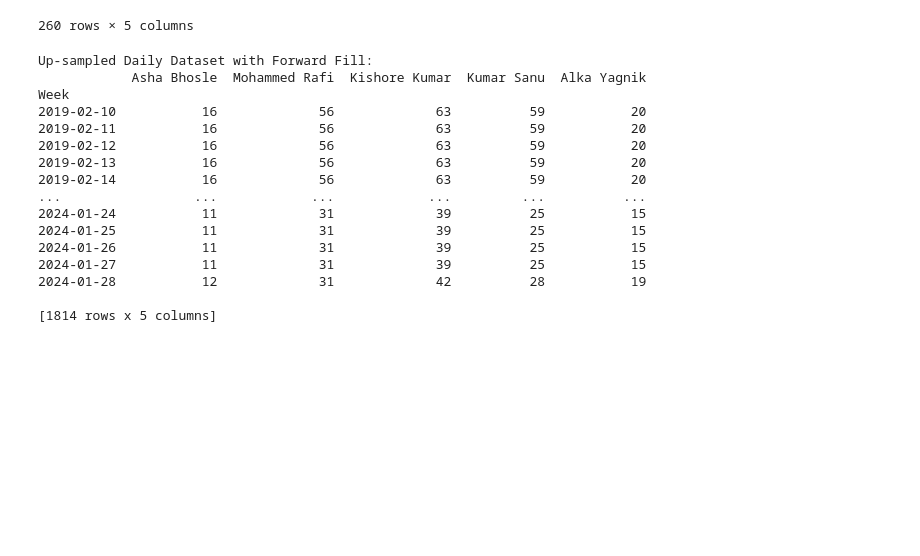
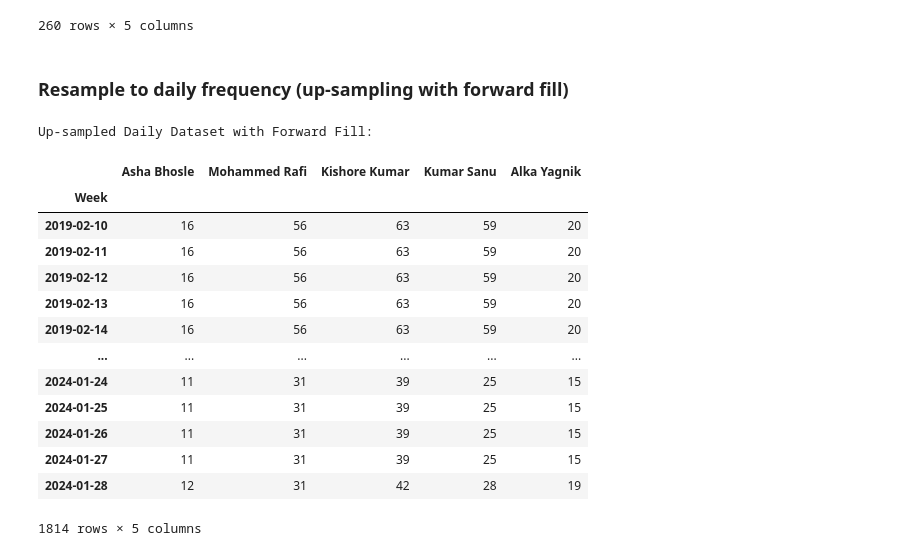
Before and after one commit to Code-forlife/Business-analytics-using-python, a Jupyter notebook: 1)Experiments/4_/BAP_Lab_4.ipynb, the cells around one changed output. Saved outputs shown, nothing was run; the diff lists cells and outputs as text; code cells hidden in the pictures; blank space fills up the shorter version.

```diff
--- a/1)Experiments/4_/BAP_Lab_4.ipynb
+++ b/1)Experiments/4_/BAP_Lab_4.ipynb
@@ -30,27 +151,26 @@ Original Dataset:
 | 2024-01-21 | 11 | 31 | 39 | 25 | 15 |
 | 2024-01-28 | 12 | 31 | 42 | 28 | 19 |
 260 rows × 5 columns
+# %% [markdown]
+###  Resample to daily frequency (up-sampling with forward fill)
 # %%
-# Resample to daily frequency (up-sampling with forward fill)
 daily_data = df.resample('D').ffill()
 
-# Display the up-sampled daily dataset
 print("\nUp-sampled Daily Dataset with Forward Fill:")
-print(daily_data)
+daily_data
 # %% [output]
 Up-sampled Daily Dataset with Forward Fill:
-            Asha Bhosle  Mohammed Rafi  Kishore Kumar  Kumar Sanu  Alka Yagnik
-Week
-2019-02-10           16             56             63          59           20
-2019-02-11           16             56             63          59           20
-2019-02-12           16             56             63          59           20
-2019-02-13           16             56             63          59           20
-2019-02-14           16             56             63          59           20
-...                 ...            ...            ...         ...          ...
-2024-01-24           11             31             39          25           15
-2024-01-25           11             31             39          25           15
-2024-01-26           11             31             39          25           15
-2024-01-27           11             31             39          25           15
-2024-01-28           12             31             42          28           19
-
-[1814 rows x 5 columns]
+|  | Asha Bhosle | Mohammed Rafi | Kishore Kumar | Kumar Sanu | Alka Yagnik |
+| Week |  |  |  |  |  |
+| 2019-02-10 | 16 | 56 | 63 | 59 | 20 |
+| 2019-02-11 | 16 | 56 | 63 | 59 | 20 |
+| 2019-02-12 | 16 | 56 | 63 | 59 | 20 |
+| 2019-02-13 | 16 | 56 | 63 | 59 | 20 |
+| 2019-02-14 | 16 | 56 | 63 | 59 | 20 |
+| ... | ... | ... | ... | ... | ... |
+| 2024-01-24 | 11 | 31 | 39 | 25 | 15 |
+| 2024-01-25 | 11 | 31 | 39 | 25 | 15 |
+| 2024-01-26 | 11 | 31 | 39 | 25 | 15 |
+| 2024-01-27 | 11 | 31 | 39 | 25 | 15 |
+| 2024-01-28 | 12 | 31 | 42 | 28 | 19 |
+1814 rows × 5 columns
```
Also changed, not shown: parts of 20 cells of this notebook, 4 other files.
